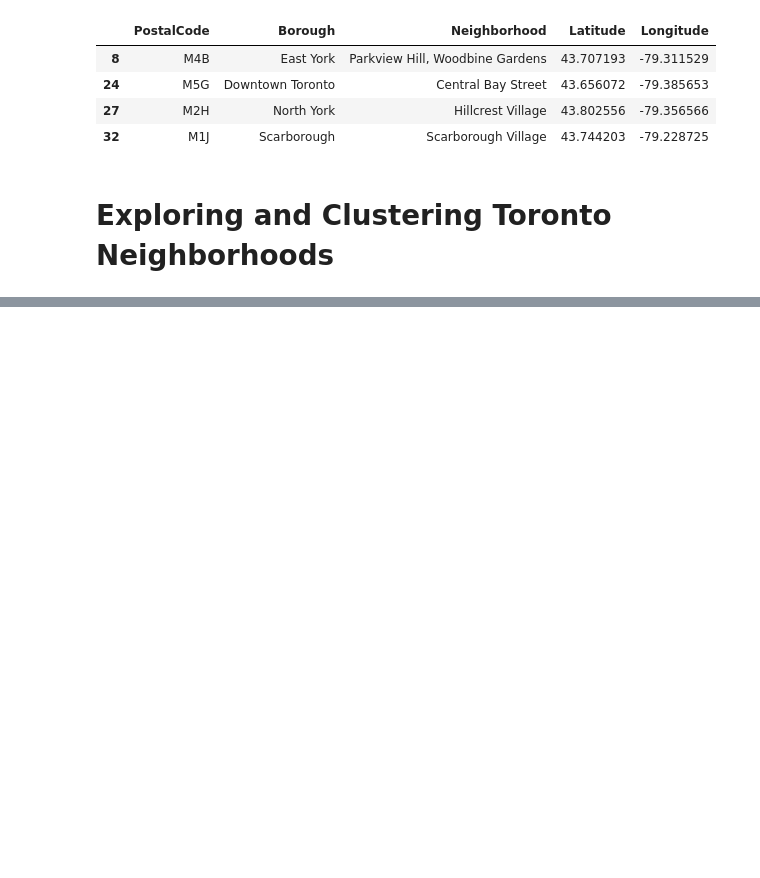
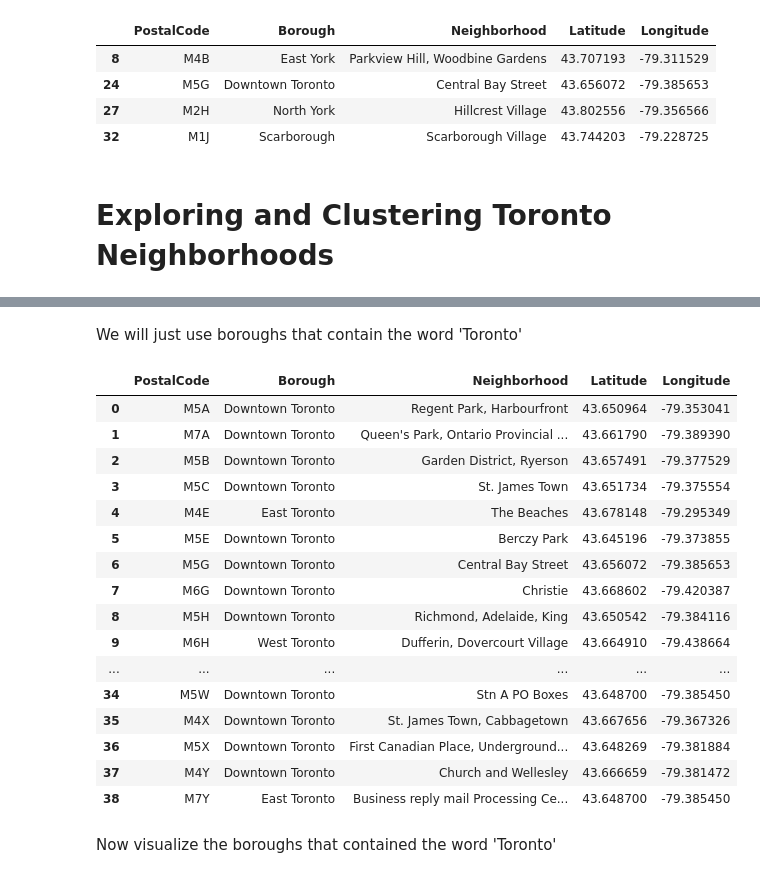
Before and after one commit to samuelchodur/Coursera_Capstone, a Jupyter notebook: Segmenting_and_Clustering_Toronto_Neighborhoods.ipynb, the cells around one changed output, grey strips where cells are left out. Drawn from its saved outputs; the diff is of its cells as text; code cells hidden in the pictures; blank space fills up the shorter version.

```diff
--- a/Segmenting_and_Clustering_Toronto_Neighborhoods.ipynb
+++ b/Segmenting_and_Clustering_Toronto_Neighborhoods.ipynb
@@ -113,0 +164,25 @@ df.loc[df.PostalCode.isin(['M5G', 'M2H', 'M4B', 'M1J'])]
+# %% [markdown]
+We will just use boroughs that contain the word 'Toronto'
+# %%
+toronto_boroughs = df.loc[df.Borough.str.contains('Toronto')].reset_index(drop=True)
+toronto_boroughs
+# %% [output]
+|  | PostalCode | Borough | Neighborhood | Latitude | Longitude |
+| 0 | M5A | Downtown Toronto | Regent Park, Harbourfront | 43.650964 | -79.353041 |
+| 1 | M7A | Downtown Toronto | Queen's Park, Ontario Provincial ... | 43.661790 | -79.389390 |
+| 2 | M5B | Downtown Toronto | Garden District, Ryerson | 43.657491 | -79.377529 |
+| 3 | M5C | Downtown Toronto | St. James Town | 43.651734 | -79.375554 |
+| 4 | M4E | East Toronto | The Beaches | 43.678148 | -79.295349 |
+| 5 | M5E | Downtown Toronto | Berczy Park | 43.645196 | -79.373855 |
+| 6 | M5G | Downtown Toronto | Central Bay Street | 43.656072 | -79.385653 |
+| 7 | M6G | Downtown Toronto | Christie | 43.668602 | -79.420387 |
+| 8 | M5H | Downtown Toronto | Richmond, Adelaide, King | 43.650542 | -79.384116 |
+| 9 | M6H | West Toronto | Dufferin, Dovercourt Village | 43.664910 | -79.438664 |
+| ... | ... | ... | ... | ... | ... |
+| 34 | M5W | Downtown Toronto | Stn A PO Boxes | 43.648700 | -79.385450 |
+| 35 | M4X | Downtown Toronto | St. James Town, Cabbagetown | 43.667656 | -79.367326 |
+| 36 | M5X | Downtown Toronto | First Canadian Place, Underground... | 43.648269 | -79.381884 |
+| 37 | M4Y | Downtown Toronto | Church and Wellesley | 43.666659 | -79.381472 |
+| 38 | M7Y | East Toronto | Business reply mail Processing Ce... | 43.648700 | -79.385450 |
+# %% [markdown]
+Now visualize the boroughs that contained the word 'Toronto'
```
Also changed, not shown: parts of 52 cells of this notebook.
